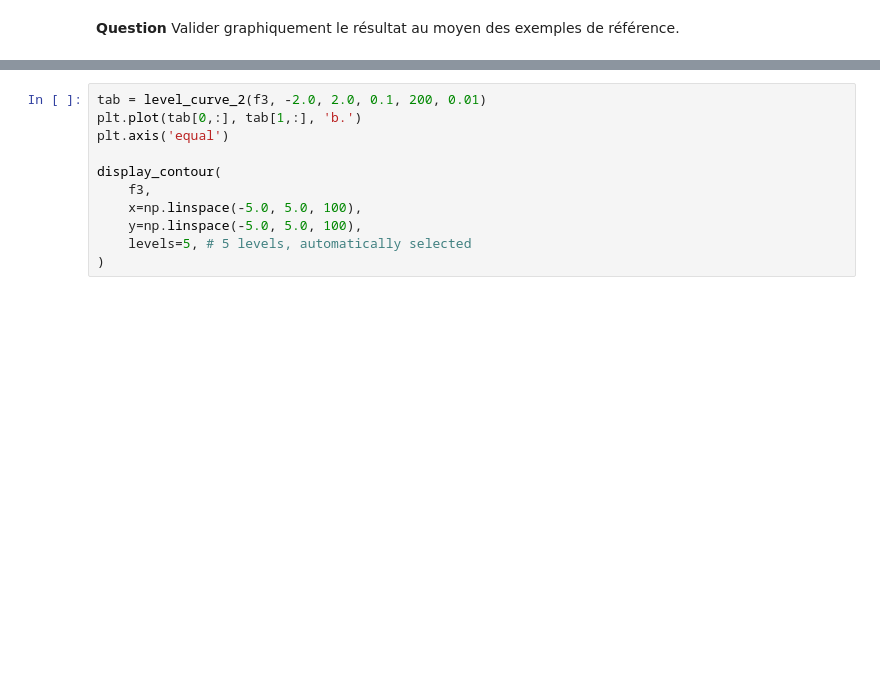
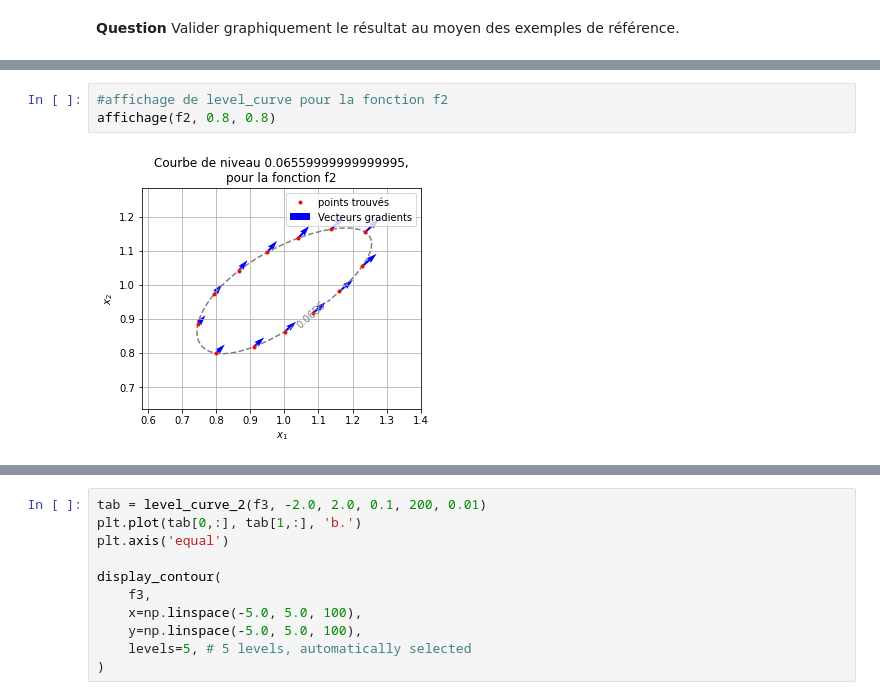
Before and after one commit to insectepoeme21/UE11_projet-numerique, a Jupyter notebook: Projet numérique - Calcul différentiel.ipynb, the cells around one changed output, grey strips where cells are left out. Cells and saved outputs as stored; diff of their text form; blank space fills up the shorter version.

```diff
--- a/Projet numérique - Calcul différentiel.ipynb
+++ b/Projet numérique - Calcul différentiel.ipynb
@@ -296,0 +332,5 @@ def level_curve_2(f, x0, y0, delta=0.1, N=10, eps=eps):
+# %%
+#affichage de level_curve pour la fonction f2
+affichage(f2, 0.8, 0.8)
+# %% [output]
+[figure, added]
```
Also changed, not shown: parts of 17 cells of this notebook, 1 other file.
